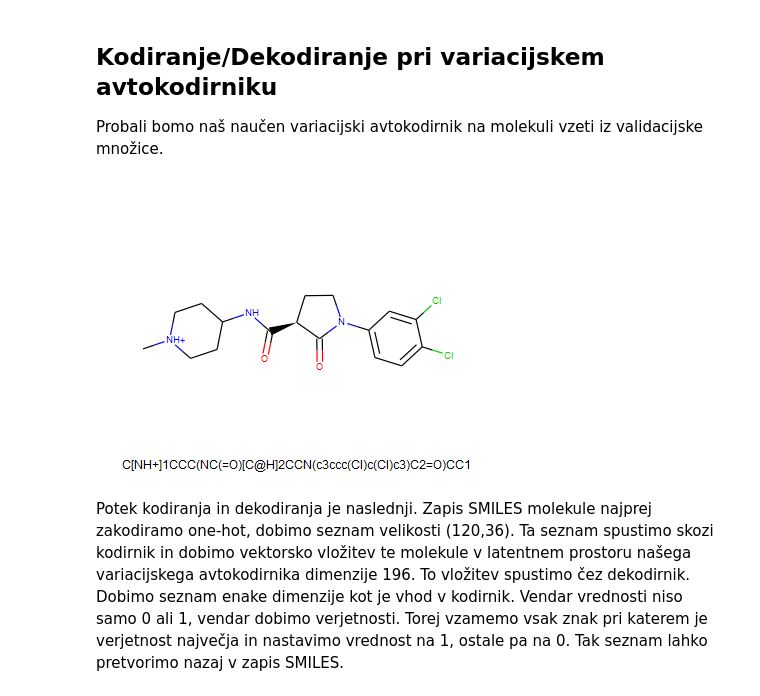
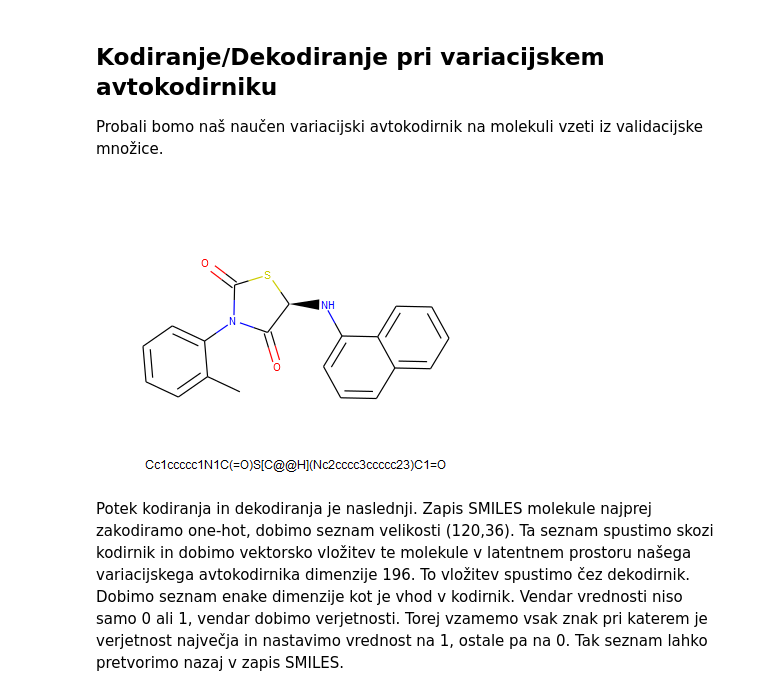
Before and after one commit to golbog/mag, a Jupyter notebook: notebooks/060-vae.ipynb, the cells around one changed output. Saved outputs shown, nothing was run; the diff lists cells and outputs as text; code cells hidden in the pictures.

```diff
--- a/notebooks/060-vae.ipynb
+++ b/notebooks/060-vae.ipynb
@@ -9,15 +9,15 @@ import cheauder_utils
 from vae_smiles import CustomVariationalLayer
 
 encoder196 = cheauder_utils.load_coder_json(
-    "../code/model/encoder.json",
-    "../code/weights/encoder_weights.h5",
+    "../code/model/vae_encoder_196.json",
+    "../code/weights/vae_encoder_196_weights.h5",
     custom_objects={'CustomVariationalLayer': CustomVariationalLayer,
     'latent_dim': 196}
 )
 
 decoder196 = cheauder_utils.load_coder_json(
-    "../code/model/decoder.json",
-    "../code/weights/decoder_weights.h5",
+    "../code/model/vae_decoder_196.json",
+    "../code/weights/vae_decoder_196_weights.h5",
     custom_objects={'CustomVariationalLayer': CustomVariationalLayer,
     'latent_dim': 196}
 )
@@ -36,5 +36,5 @@ decoder2 = cheauder_utils.load_coder_json(
     'latent_dim': 2}
 )
 
-X, y, charset, chars = cheauder_utils.load_data_vae('../data/250k_rndm_zinc_drugs_clean_3.csv', charset_filename='../code/model/charset_ZINC.json',col_smiles=0, col_target=1, delimiter=',', max_len=120)
+X, y, charset, chars = cheauder_utils.load_data_vae('../data/250k_rndm_zinc_drugs_clean_3.csv', charset_filename='../code/model/charset_ZINC35.json',col_smiles=0, col_target=1, delimiter=',', max_len=120)
 _, x_test, _, y_test = train_test_split(X, y, test_size=0.3, random_state=42)
@@ -47,12 +45,13 @@ Probali bomo naš naučen variacijski avtokodirnik na molekuli vzeti iz validaci
 # %%
 from rdkit import DataStructs, Chem
 from rdkit.Chem import AllChem, Draw
-smile = cheauder_utils.devectorize_smile(x_test[0], chars)
+smile = cheauder_utils.devectorize_smile(x_test[21], chars)
+#smile = 'CSCC(=O)NNC(=O)c1c(C)oc(C)c1C'
 mol = Chem.MolFromSmiles(smile)
 AllChem.Compute2DCoords(mol)
 Draw.MolsToGridImage([mol], 1,(400,300) , legends=[smile])
 # %% [output]
-[figure, old version]
+[figure, new version]
 # %% [markdown]
 Potek kodiranja in dekodiranja je naslednji. Zapis SMILES molekule najprej zakodiramo one-hot, dobimo seznam velikosti (120,36). Ta seznam spustimo skozi kodirnik in dobimo vektorsko vložitev te molekule v latentnem prostoru našega variacijskega avtokodirnika dimenzije 196. To vložitev spustimo čez dekodirnik. Dobimo seznam enake dimenzije kot je vhod v kodirnik. Vendar vrednosti niso samo 0 ali 1, vendar dobimo verjetnosti. Torej vzamemo vsak znak pri katerem je verjetnost največja in nastavimo vrednost na 1, ostale pa na 0. Tak seznam lahko pretvorimo nazaj v zapis SMILES.
 # %%
```
Also changed, not shown: parts of 14 cells of this notebook, 9 other files.
